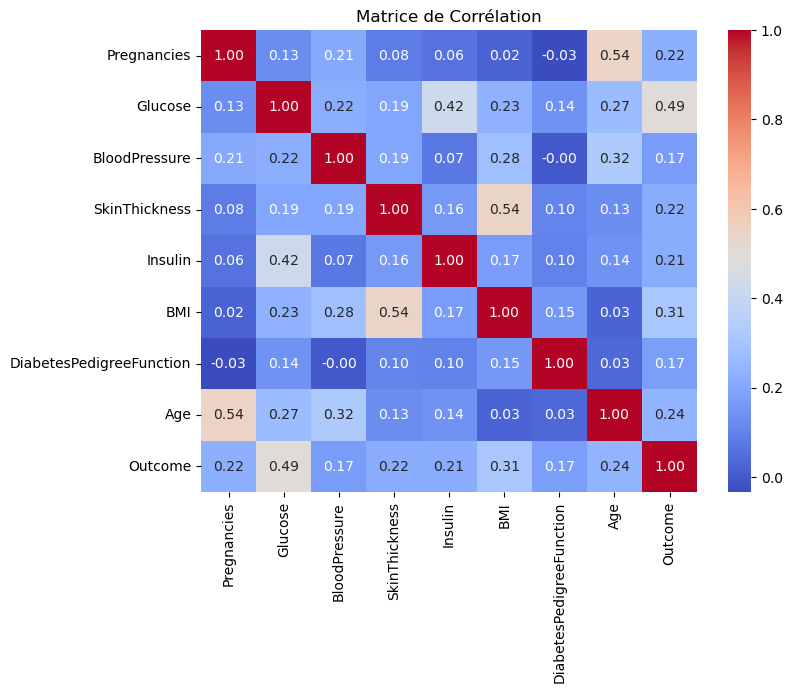
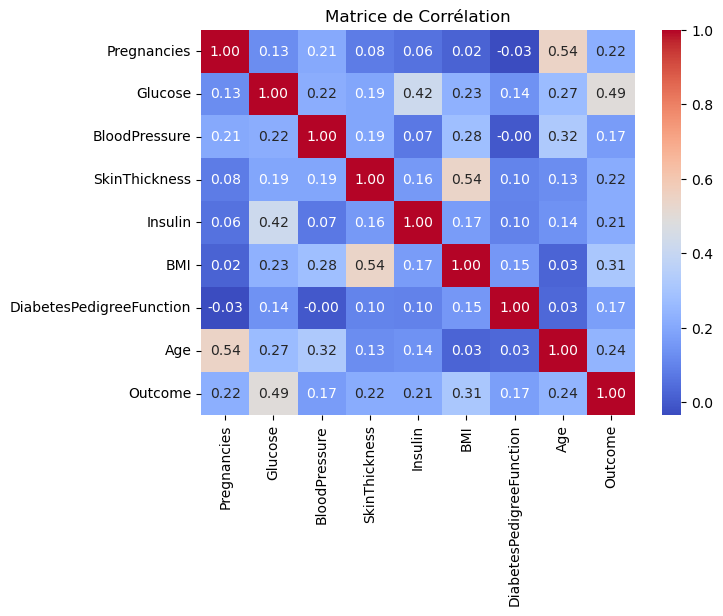
The notebook cell's code change between the first figure and the second:
--- before
+++ after
@@ -1,4 +1,4 @@
 #matrice de Corrélation entre variables
-plt.figure(figsize=(8,6))
+plt.figure(figsize=(7,5))
 sns.heatmap(df.corr(), annot=True, fmt='.2f', cmap='coolwarm')
 plt.title('Matrice de Corrélation')

Commit: Prod V1